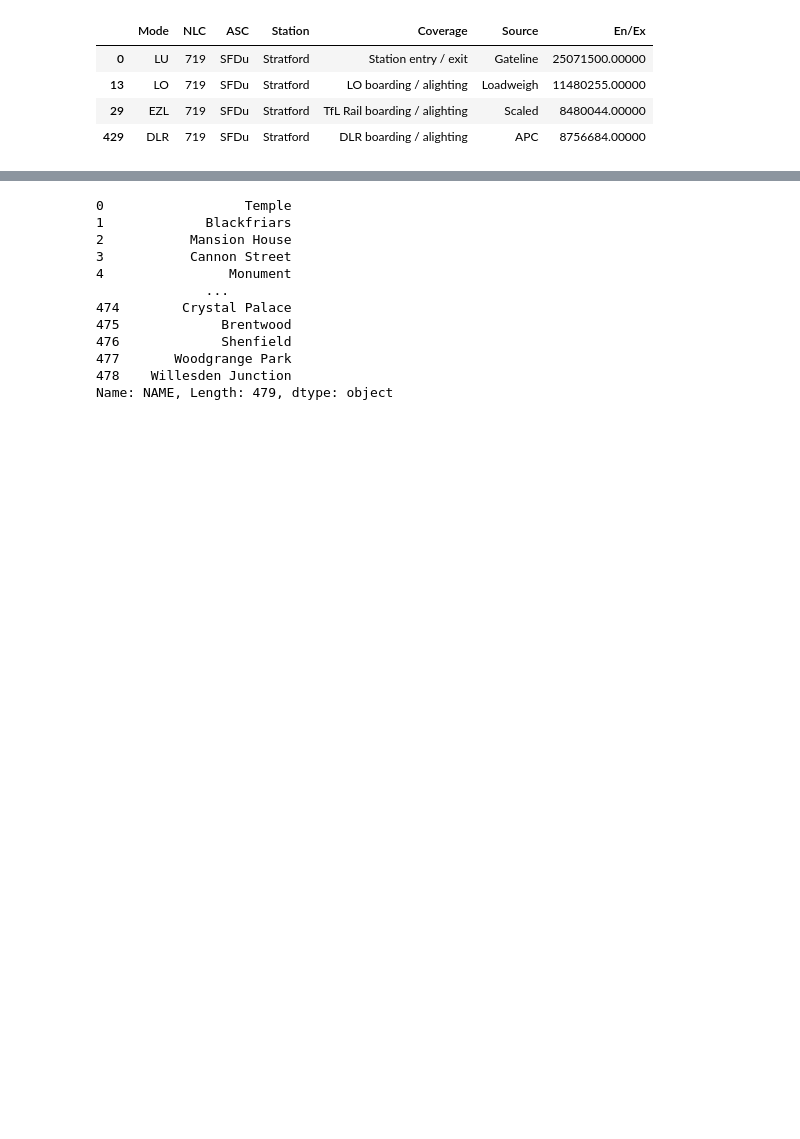
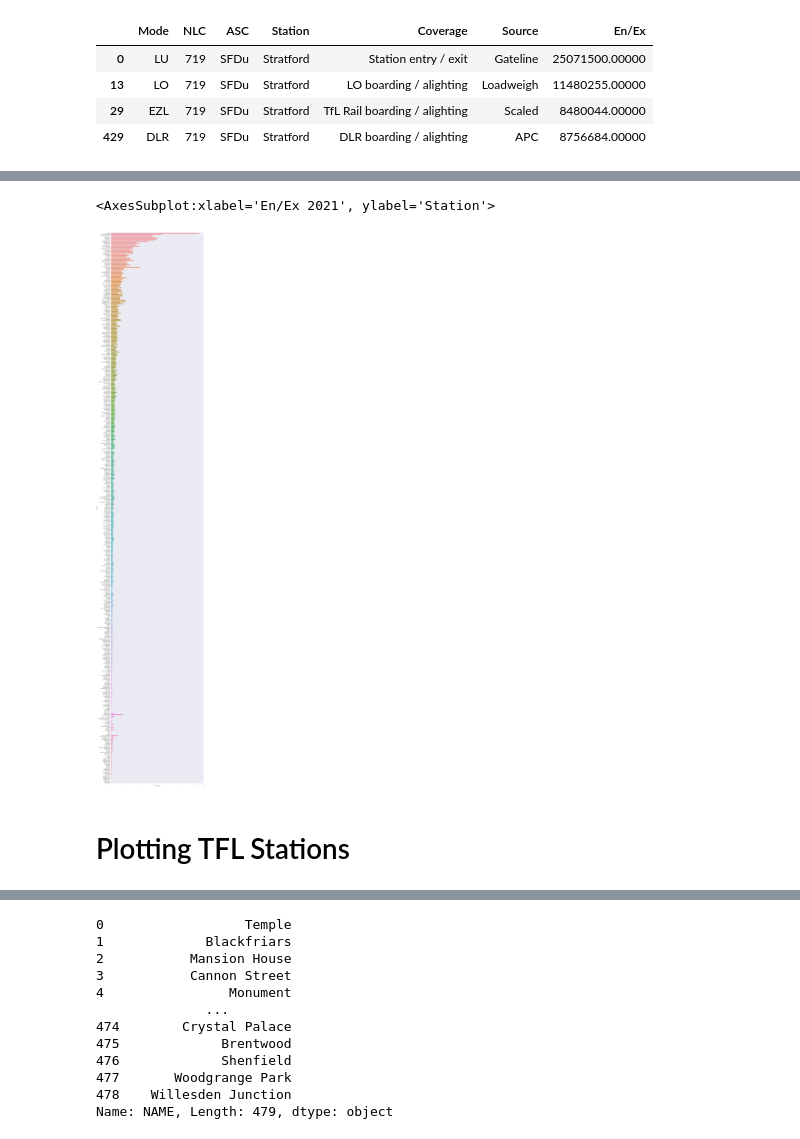
Before and after one commit to Osakwe1/TFL_Stations, a Jupyter notebook: TFL_Stations.ipynb, the cells around one changed output, grey strips where cells are left out. Cells and saved outputs as stored; diff of their text form; code cells hidden in the pictures; blank space fills up the shorter version.

```diff
--- a/TFL_Stations.ipynb
+++ b/TFL_Stations.ipynb
@@ -173,3 +299,11 @@ pd.merge(pd.merge(df_grouped2017,df_grouped2020,on='Station', how='outer'),df_gr
 | 465 | Coombe Lane | NaN | NaN | NaN | NaN | 9464 | 132736.00000 |
 | 466 | Avenue Road | NaN | NaN | NaN | NaN | 9444 | 75180.00000 |
 467 rows × 7 columns
+# %%
+df_merged.rename(columns={"en/ex_x": "En/Ex 2017",
+                          "en/ex_y": "En/Ex 2018",
+                          "en/ex": "En/Ex 2019",
+                          "En/Ex_x": "En/Ex 2020",
+                          "En/Ex_y": "En/Ex 2021"},
+                inplace=True)
+df_merged
@@ -175,0 +340,3 @@ pd.merge(pd.merge(df_grouped2017,df_grouped2020,on='Station', how='outer'),df_gr
+# %%
+df_merged = df_merged[['NLC'] + [x for x in df_merged.columns if x != 'NLC']]
+df_merged
@@ -194,3 +426,15 @@ df1.sample(5)
+# %%
+plt.figure(figsize=(20,120))
+sns.set_style('darkgrid')
+plt.xticks(rotation=45);
+plt.ylabel('Temperature');
+sns.barplot(df_merged, y="Station" , x="En/Ex 2021")
+# sns.pointplot(data=df, y='Victoria', x='Month', hue='Year', palette='bright')
+# %% [output]
+<AxesSubplot:xlabel='En/Ex 2021', ylabel='Station'>
+[figure, added]
+# %% [markdown]
+# Plotting TFL Stations
 # %%
 %matplotlib inline
 import numpy as np
```
Also changed, not shown: parts of 21 cells of this notebook, 13 other files.
